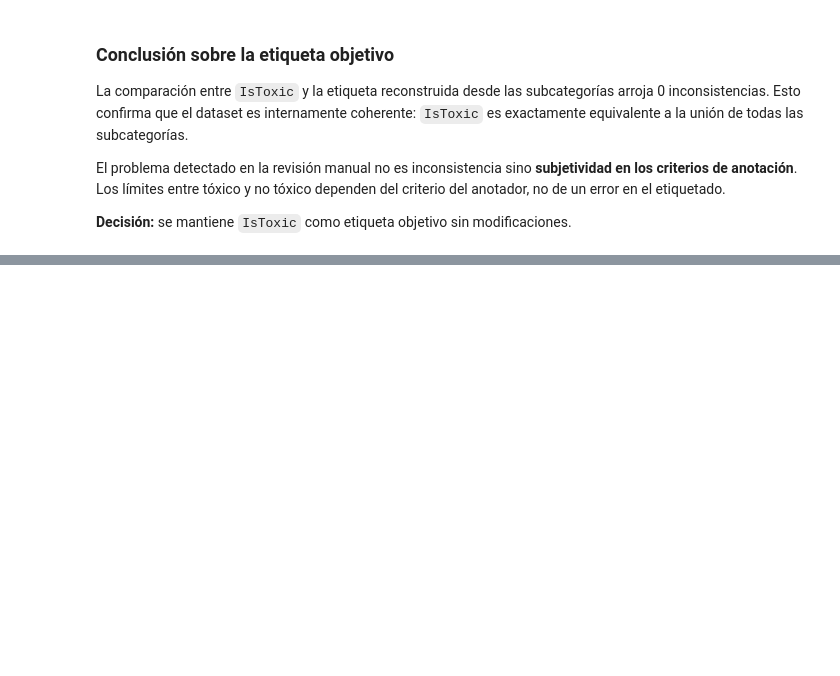
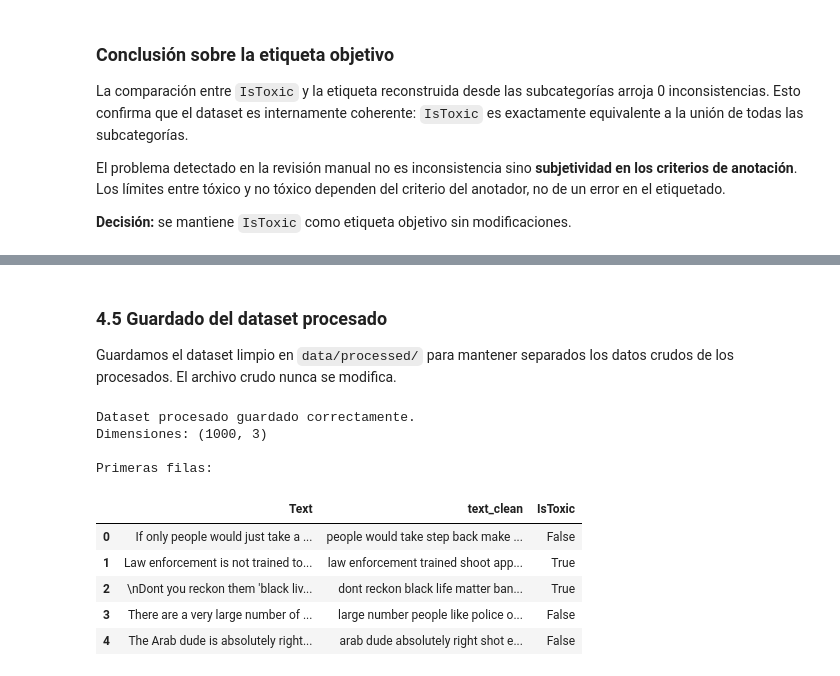
Before and after one commit to Bootcamp-IA-P6/p9e5, a Jupyter notebook: notebooks/01_eda_preprocessing_model.ipynb, the cells around one changed output, grey strips where cells are left out. Cells and saved outputs as stored; diff of their text form; code cells hidden in the pictures; blank space fills up the shorter version.

```diff
--- a/notebooks/01_eda_preprocessing_model.ipynb
+++ b/notebooks/01_eda_preprocessing_model.ipynb
@@ -361,0 +416,12 @@ del criterio del anotador, no de un error en el etiquetado.
+# %%
+stop_words = set(stopwords.words('english'))
+
+def remove_stopwords(text):
+    return ' '.join([word for word in text.split() if word not in stop_words])
+
+df['text_clean'] = df['text_clean'].apply(remove_stopwords)
+
+print("Ejemplo tras eliminar stopwords:")
+for text in df['text_clean'].head(3):
+    print(f"- {text}")
+    print("-" * 60)
@@ -361,0 +442,16 @@ del criterio del anotador, no de un error en el etiquetado.
+# %%
+from nltk.stem import WordNetLemmatizer
+nltk.download('wordnet')
+nltk.download('omw-1.4')
+
+lemmatizer = WordNetLemmatizer()
+
+def lemmatize_text(text):
+    return ' '.join([lemmatizer.lemmatize(word) for word in text.split()])
+
+df['text_clean'] = df['text_clean'].apply(lemmatize_text)
+
+print("Ejemplo tras lematización:")
+for text in df['text_clean'].head(3):
+    print(f"- {text}")
+    print("-" * 60)
@@ -361,0 +481,24 @@ del criterio del anotador, no de un error en el etiquetado.
+# %% [markdown]
+### 4.5 Guardado del dataset procesado
+
+Guardamos el dataset limpio en `data/processed/` para mantener separados
+los datos crudos de los procesados. El archivo crudo nunca se modifica.
+# %%
+df_processed = df[['Text', 'text_clean', 'IsToxic']].copy()
+df_processed.to_csv('../data/processed/youtoxic_processed.csv', index=False)
+
+print(f"Dataset procesado guardado correctamente.")
+print(f"Dimensiones: {df_processed.shape}")
+print(f"\nPrimeras filas:")
+df_processed.head()
+# %% [output]
+Dataset procesado guardado correctamente.
+Dimensiones: (1000, 3)
+
+Primeras filas:
+|  | Text | text_clean | IsToxic |
+| 0 | If only people would just take a ... | people would take step back make ... | False |
+| 1 | Law enforcement is not trained to... | law enforcement trained shoot app... | True |
+| 2 | \nDont you reckon them 'black liv... | dont reckon black life matter ban... | True |
+| 3 | There are a very large number of ... | large number people like police o... | False |
+| 4 | The Arab dude is absolutely right... | arab dude absolutely right shot e... | False |
```
Also changed, not shown: parts of 9 cells of this notebook.
